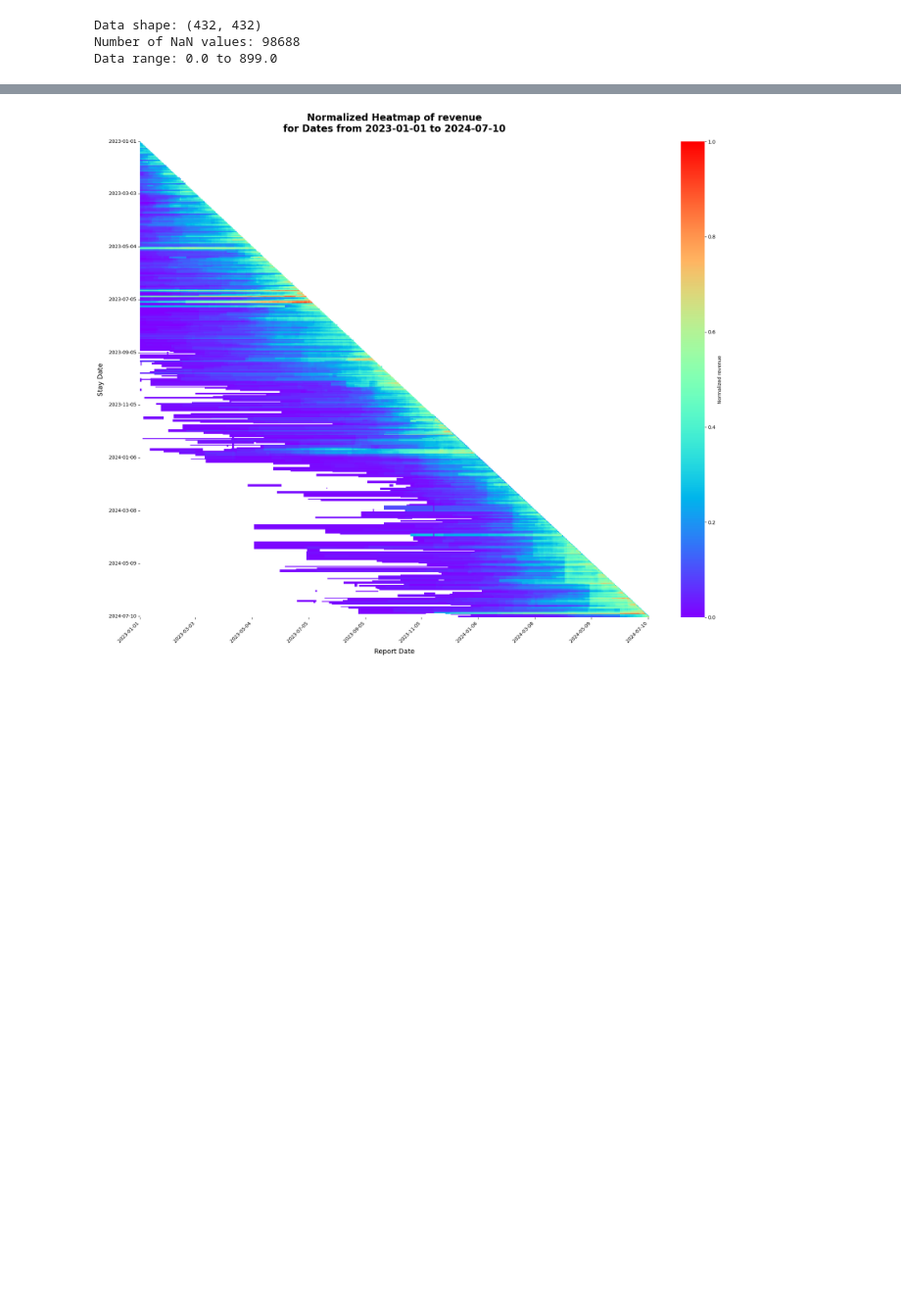
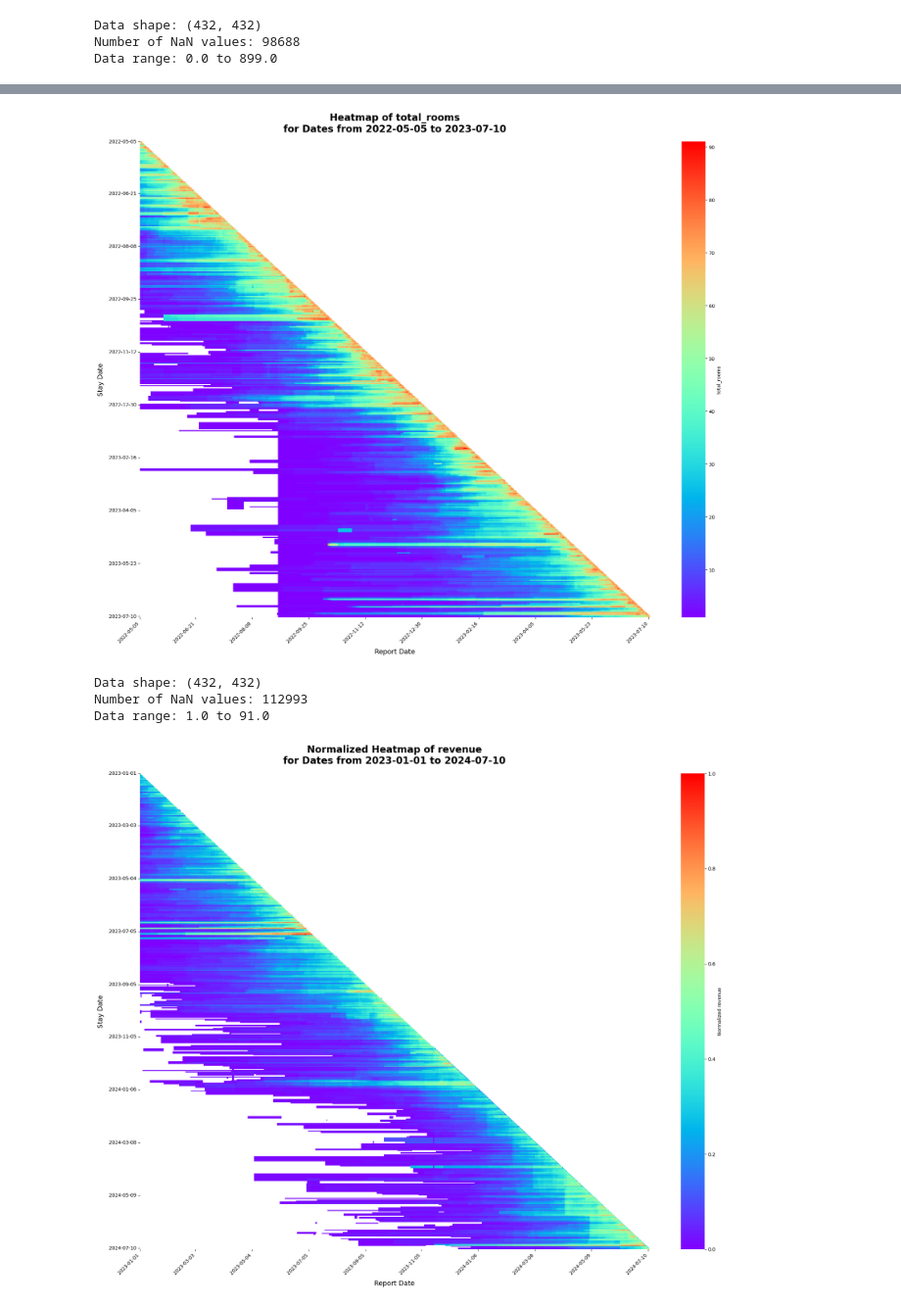
Before and after one commit to Fractal14/hotelcloud, a Jupyter notebook: heatmaps.ipynb, the cells around one changed output, grey strips where cells are left out. Shown at 98% size. Drawn from its saved outputs; the diff is of its cells as text; code cells hidden in the pictures; blank space fills up the shorter version.

```diff
--- a/heatmaps.ipynb
+++ b/heatmaps.ipynb
@@ -142,3 +142,11 @@ Data range: 0.0 to 1.0
+# %%
+spit_start_date, spit_end_date = convert_to_previous_year(start_date, end_date)
+create_heatmap(pickup_data, spit_start_date, spit_end_date, 'total_rooms', cmap='rainbow')
+# %% [output]
+[figure, added]
+Data shape: (432, 432)
+Number of NaN values: 112993
+Data range: 1.0 to 91.0
 # %%
 create_normalized_heatmap(bookings_forecast_data, '2023-01-01', '2024-07-10', 'revenue', cmap='rainbow')
 # %% [output]
```
Also changed, not shown: parts of 1 cell of this notebook, 1 other file.
